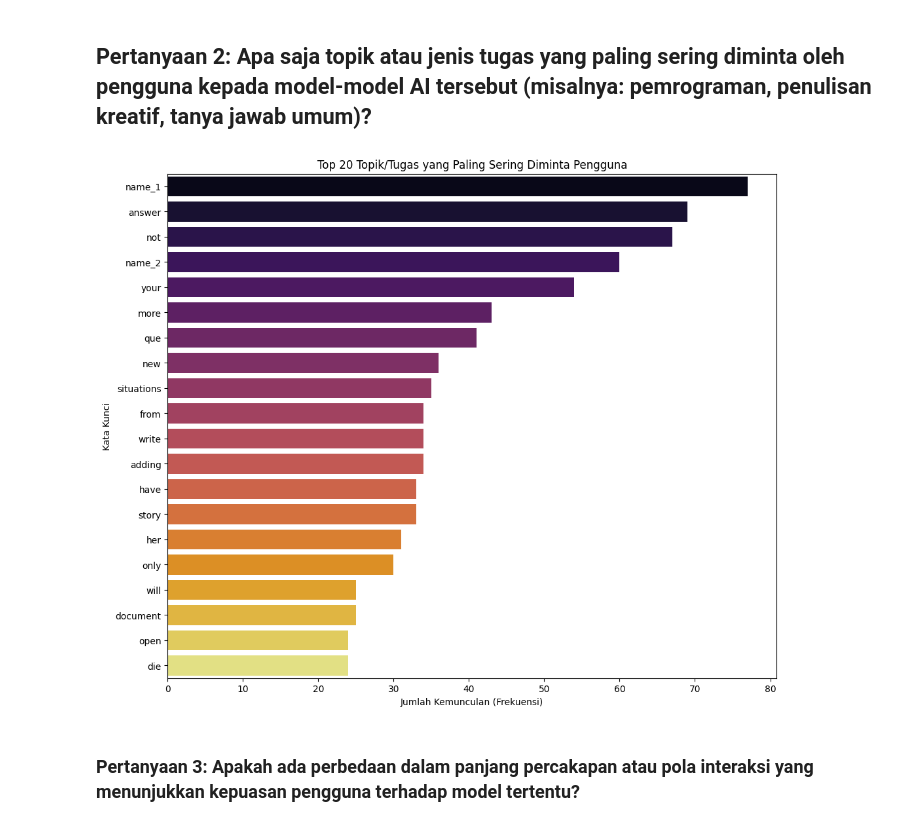
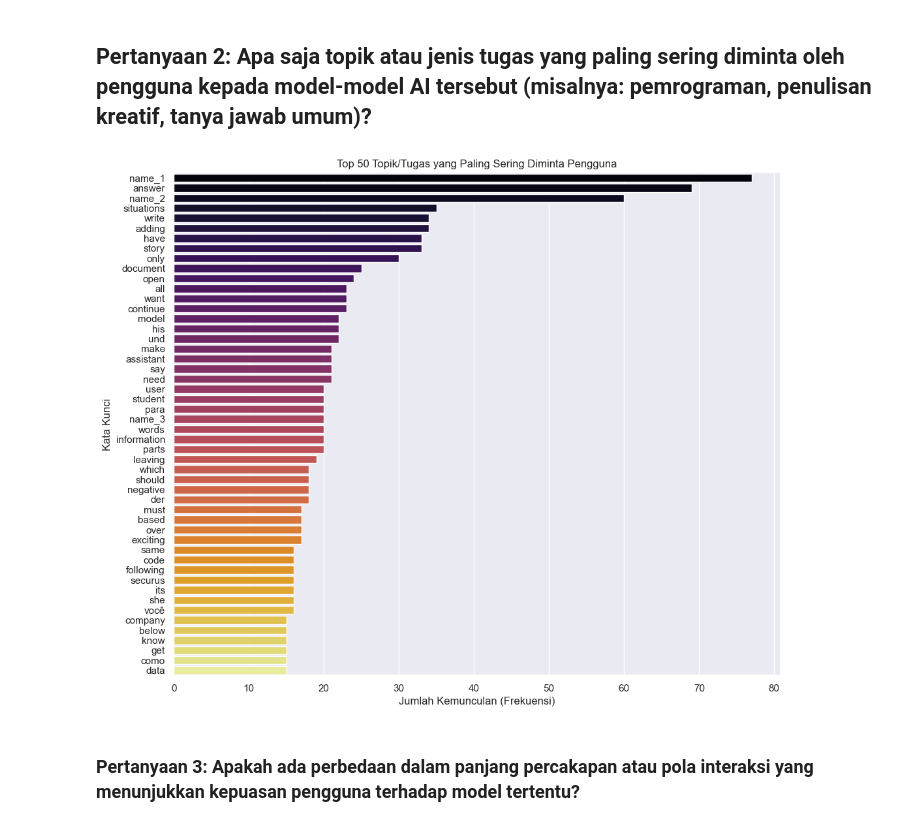
Before and after one commit to dragneel1111/Analisis-Penggunaan-AI, a Jupyter notebook: Proyek_Analisis_Data.ipynb, the cells around one changed output. Saved outputs shown, nothing was run; the diff lists cells and outputs as text; code cells hidden in the pictures.

```diff
--- a/Proyek_Analisis_Data.ipynb
+++ b/Proyek_Analisis_Data.ipynb
@@ -165,40 +165,41 @@ for conv in df['conversation']:
 full_text = ' '.join(user_texts).lower()
 # Hapus semua karakter non-alfanumerik kecuali spasi
 full_text = re.sub(r'[^\w\s]', '', full_text)
 
 # 3. Pisahkan menjadi kata-kata dan hapus stopwords (kata umum dalam Bahasa Inggris)
 # Daftar stopwords sederhana untuk analisis ini
 stopwords = set([
     'the', 'a', 'an', 'in', 'is', 'it', 'of', 'and', 'to', 'for', 'on', 'with', 'that', 'this',
     'i', 'you', 'me', 'my', 'what', 'who', 'when', 'where', 'why', 'how', 'can', 'please',
-    'tell', 'give', 'about', 'some', 'do', 'does', 'did', 'are', 'was', 'were', 'be', 'been'
+    'tell', 'give', 'about', 'some', 'do', 'does', 'did', 'are', 'was', 'were', 'be', 'die', 'name',
+    'your', 'new', 'more', 'from', 'her', 'will', 'been', 'but', 'has', 'they', 'he', 'not', 'que'
 ])
 
 words = [word for word in full_text.split() if word not in stopwords and len(word) > 2]
 
-# 4. Hitung 20 kata kunci yang paling umum
+# 4. Hitung 50 kata kunci yang paling umum
 word_counts = Counter(words)
-top_20_words = word_counts.most_common(20)
+top_50_words = word_counts.most_common(50)
 
 # Ubah ke DataFrame untuk plotting
-df_top_words = pd.DataFrame(top_20_words, columns=['Kata Kunci', 'Frekuensi'])
+df_top_words = pd.DataFrame(top_50_words, columns=['Kata Kunci', 'Frekuensi'])
 
 # 5. Buat visualisasi dengan diagram batang horizontal
 plt.figure(figsize=(12, 10))
 sns.barplot(
     x='Frekuensi',
     y='Kata Kunci',
     data=df_top_words,
     palette='inferno',
-    hue='Kata Kunci',  # Parameter hue untuk menghilangkan warning
+    hue='Kata Kunci',
     legend=False
 )
-plt.title('Top 20 Topik/Tugas yang Paling Sering Diminta Pengguna')
+plt.title('Top 50 Topik/Tugas yang Paling Sering Diminta Pengguna')
 plt.xlabel('Jumlah Kemunculan (Frekuensi)')
 plt.ylabel('Kata Kunci')
 plt.show()
 # %% [output]
-[figure, old version]
+[figure, new version]
 # %% [markdown]
 ### Pertanyaan 3: Apakah ada perbedaan dalam panjang percakapan atau pola interaksi yang menunjukkan kepuasan pengguna terhadap model tertentu?
 # %%
```
Also changed, not shown: parts of 4 cells of this notebook.
